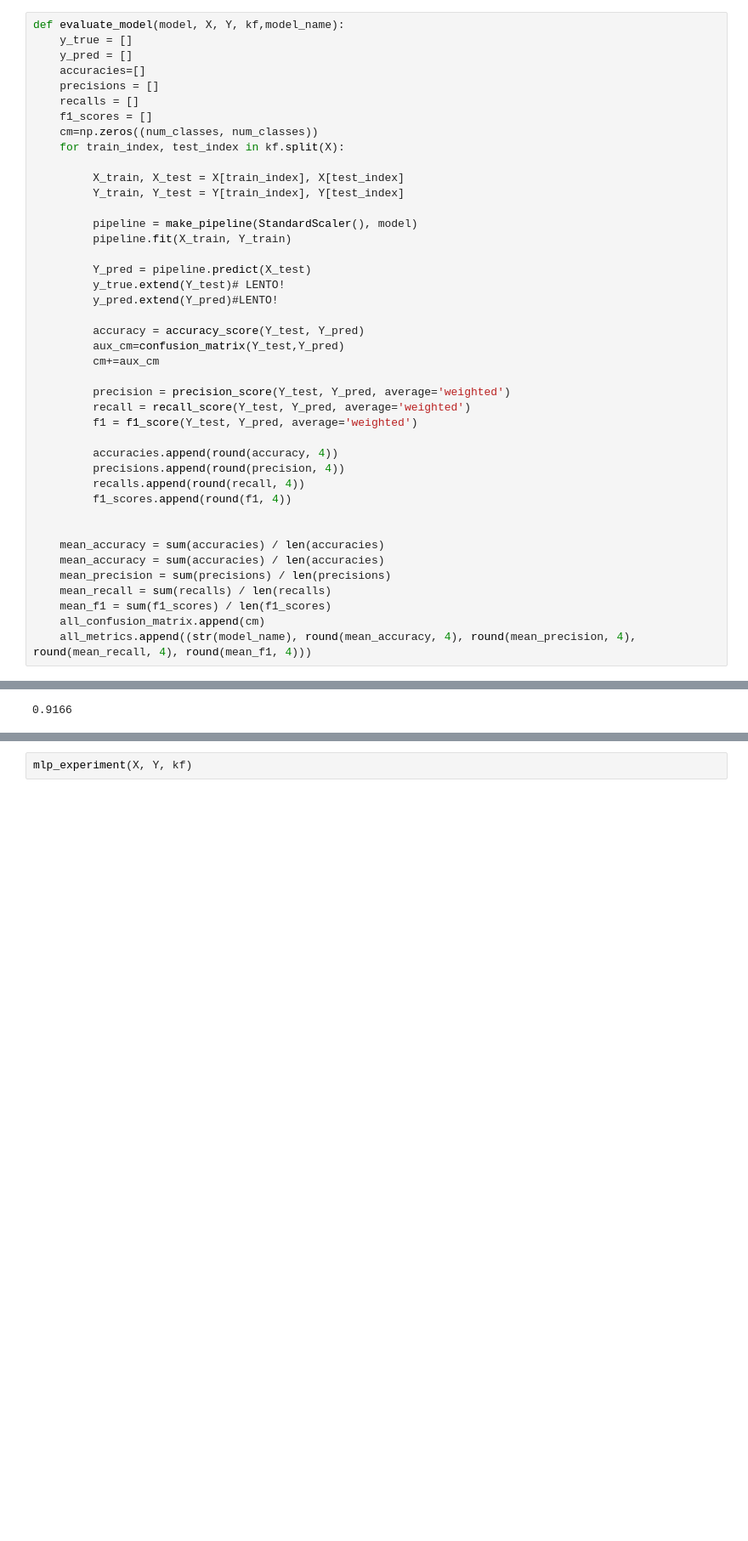
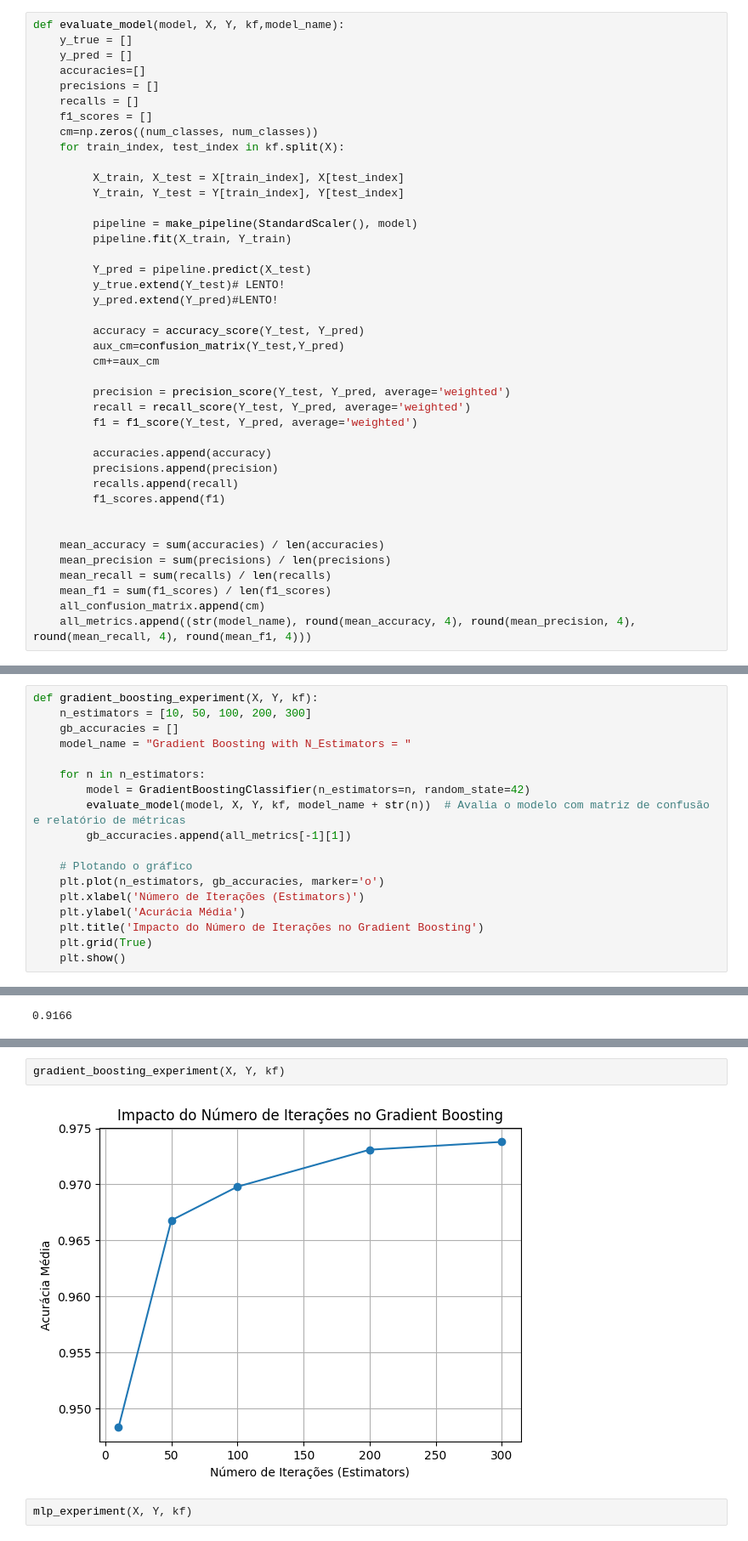
Before and after one commit to guinlops/INF-420-2024-1, a Jupyter notebook: TP4/main.ipynb, the cells around one changed output, grey strips where cells are left out. Shown at 85% size. Drawn from its saved outputs; the diff is of its cells as text; blank space fills up the shorter version.

Commit message:
Gradient Tree Boosting + fixes

```diff
--- a/TP4/main.ipynb
+++ b/TP4/main.ipynb
@@ -71,13 +71,12 @@ def evaluate_model(model, X, Y, kf,model_name):
          recall = recall_score(Y_test, Y_pred, average='weighted')
          f1 = f1_score(Y_test, Y_pred, average='weighted')
 
-         accuracies.append(round(accuracy, 4))
-         precisions.append(round(precision, 4))
-         recalls.append(round(recall, 4))
-         f1_scores.append(round(f1, 4))
+         accuracies.append(accuracy)
+         precisions.append(precision)
+         recalls.append(recall)
+         f1_scores.append(f1)
 
 
-    mean_accuracy = sum(accuracies) / len(accuracies)
     mean_accuracy = sum(accuracies) / len(accuracies)
     mean_precision = sum(precisions) / len(precisions)
     mean_recall = sum(recalls) / len(recalls)
@@ -174,6 +173,24 @@ def random_forest_experiment(X, Y, kf):
     plt.title('Impacto do Número de Árvores na Acurácia do Random Forest')
     plt.grid(True)
     plt.show()
+# %%
+def gradient_boosting_experiment(X, Y, kf):
+    n_estimators = [10, 50, 100, 200, 300]
+    gb_accuracies = []
+    model_name = "Gradient Boosting with N_Estimators = "
+
+    for n in n_estimators:
+        model = GradientBoostingClassifier(n_estimators=n, random_state=42)
+        evaluate_model(model, X, Y, kf, model_name + str(n))  # Avalia o modelo com matriz de confusão e relatório de métricas
+        gb_accuracies.append(all_metrics[-1][1])
+
+    # Plotando o gráfico
+    plt.plot(n_estimators, gb_accuracies, marker='o')
+    plt.xlabel('Número de Iterações (Estimators)')
+    plt.ylabel('Acurácia Média')
+    plt.title('Impacto do Número de Iterações no Gradient Boosting')
+    plt.grid(True)
+    plt.show()
 # %%
 def mlp_experiment(X, Y, kf):
     activations = ['identity', 'logistic', 'tanh', 'relu']
@@ -323,6 +404,10 @@ knn_experiment(X, Y, kf)
 random_forest_experiment(X, Y, kf)
 # %% [output]
 [figure]
+# %%
+gradient_boosting_experiment(X, Y, kf)
+# %% [output]
+[figure, added]
 # %%
 mlp_experiment(X, Y, kf)
 # %% [output]
```
Also changed, not shown: parts of 8 cells of this notebook, 1 other file.
